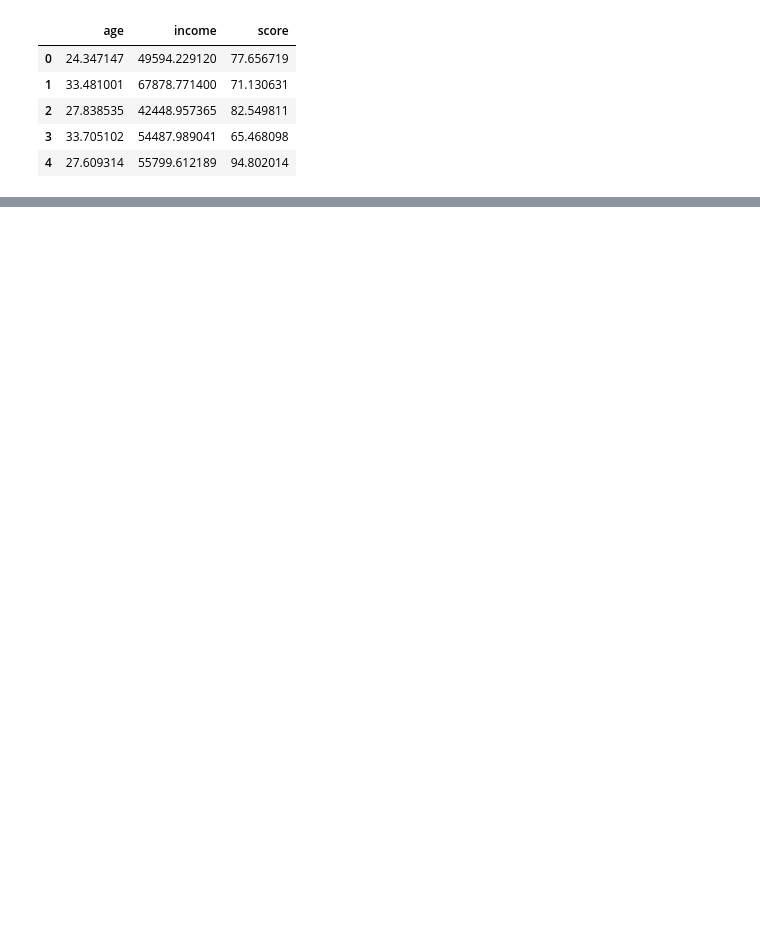
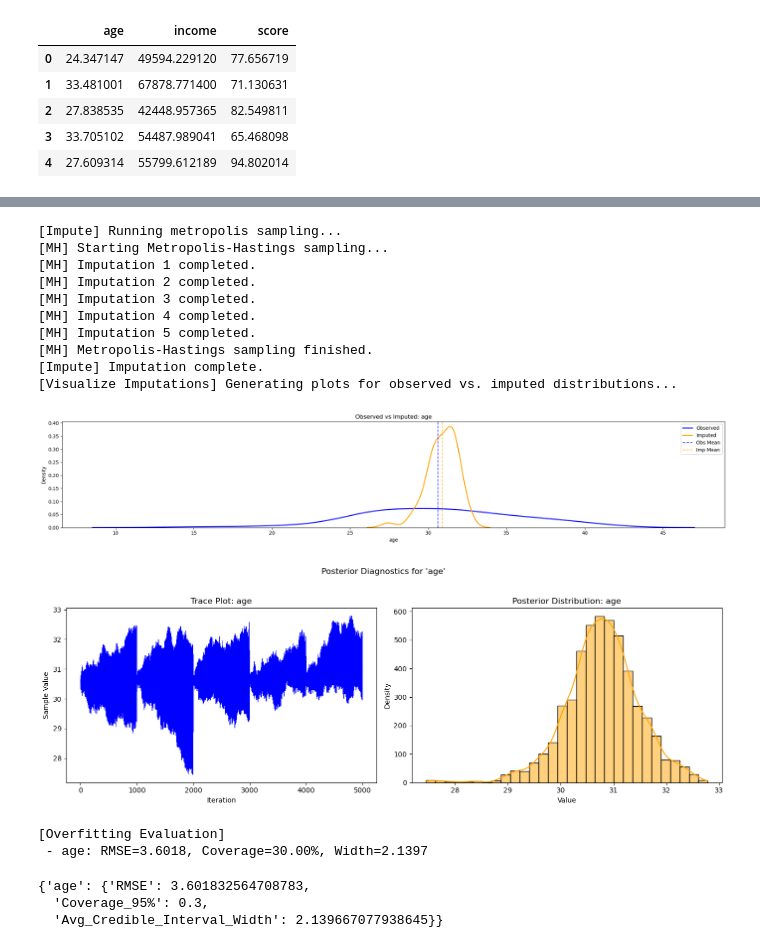
Before and after one commit to zihao-xu2096/STA410-Course-Project, a Jupyter notebook: BayesDemo.ipynb, the cells around one changed output, grey strips where cells are left out. Drawn from its saved outputs; the diff is of its cells as text; code cells hidden in the pictures; blank space fills up the shorter version.

```diff
--- a/BayesDemo.ipynb
+++ b/BayesDemo.ipynb
@@ -131,0 +115,9 @@ imputer.evaluate_overfitting()
+# %%
+# ➤ Metropolis-Hastings Imputer Setup
+imputer_mh = BayesianImputer(df_full, mechanism='MAR', method='metropolis')
+imputer_mh.simulate_missing(mechanism='MAR', percent=0.2)
+
+# View a summary of missing values per column
+imputer_mh.detect_missing_mechanism()
+
+imputer_mh.initialize_missing()
@@ -131,0 +166,24 @@ imputer.evaluate_overfitting()
+# %%
+# ➤ Metropolis-Hastings Imputation
+imputer_mh.generate_multiple_imputations()
+imputer_mh.visualize_imputations()
+imputer_mh.posterior_diagnostics()
+imputer_mh.evaluate_overfitting()
+# %% [output]
+[Impute] Running metropolis sampling...
+[MH] Starting Metropolis-Hastings sampling...
+[MH] Imputation 1 completed.
+[MH] Imputation 2 completed.
+[MH] Imputation 3 completed.
+[MH] Imputation 4 completed.
+[MH] Imputation 5 completed.
+[MH] Metropolis-Hastings sampling finished.
+[Impute] Imputation complete.
+[Visualize Imputations] Generating plots for observed vs. imputed distributions...
+[figure, added]
+[figure, added]
+[Overfitting Evaluation]
+ - age: RMSE=3.6018, Coverage=30.00%, Width=2.1397
+{'age': {'RMSE': 3.601832564708783,
+  'Coverage_95%': 0.3,
+  'Avg_Credible_Interval_Width': 2.139667077938645}}
```
Also changed, not shown: parts of 16 cells of this notebook.
